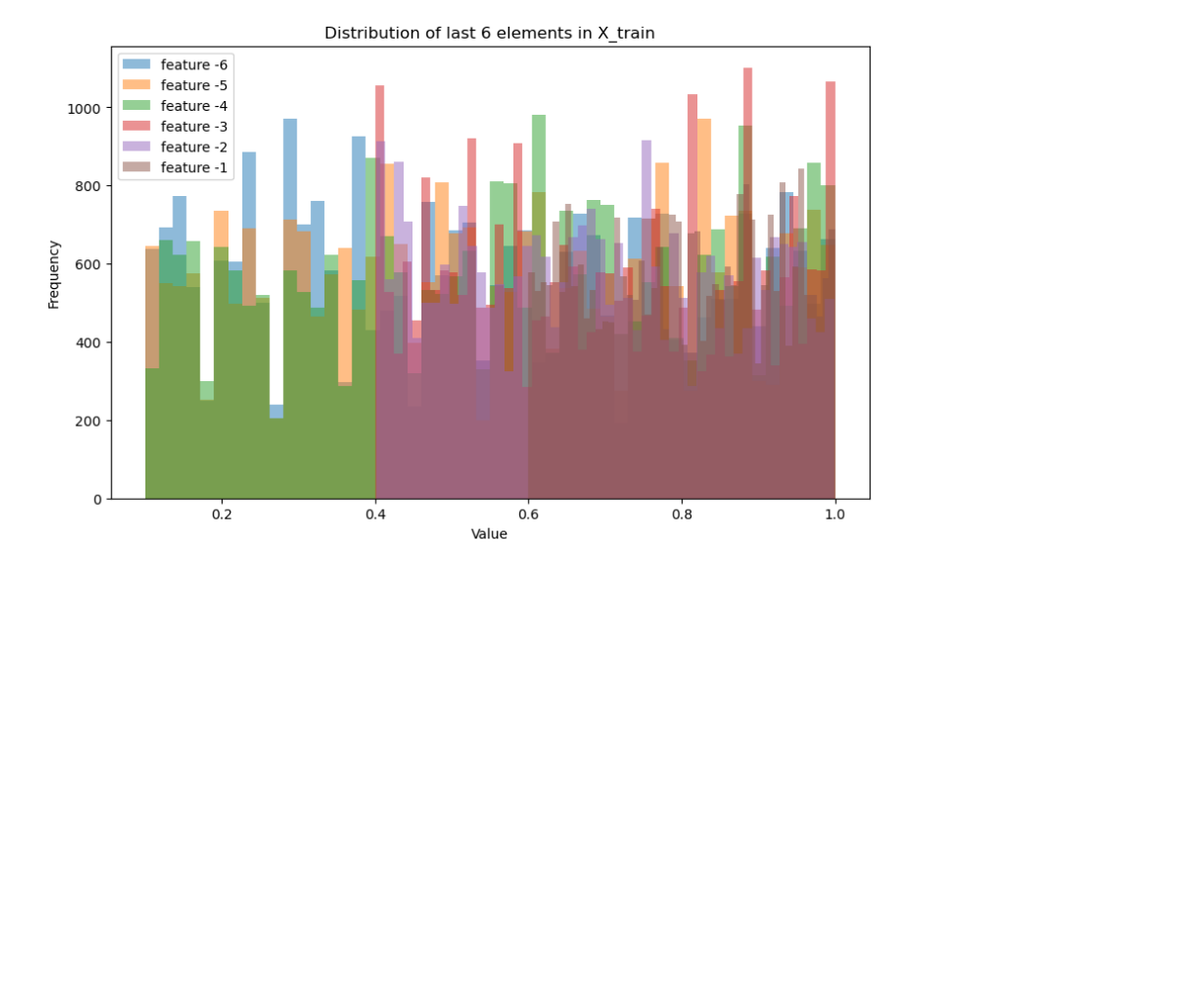
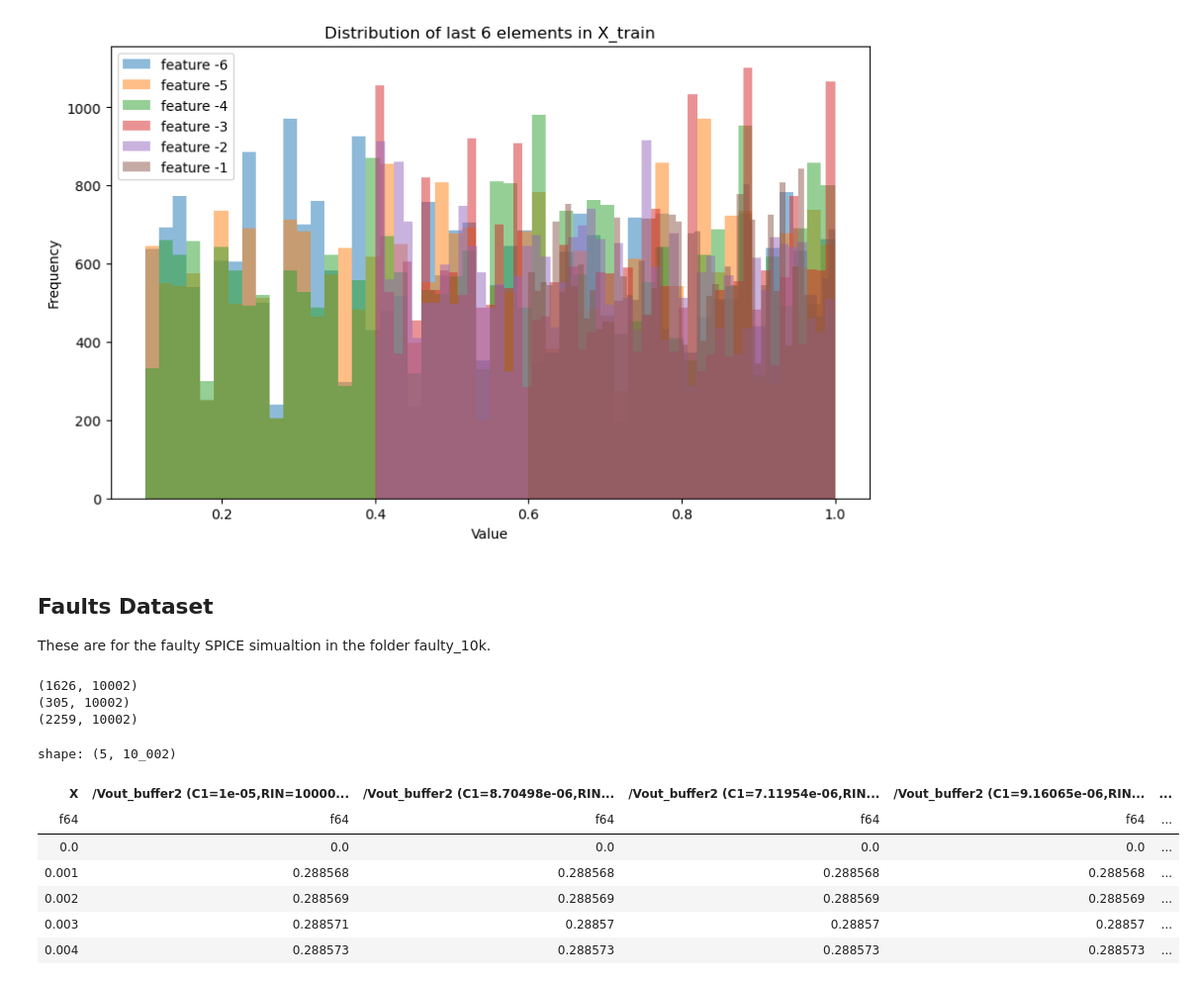
Before and after one commit to LuposX/FlexSpike, a Jupyter notebook: surrogate/1_create_surrogate_dataset.ipynb, the cells around one changed output. Shown at 99% size. Drawn from its saved outputs; the diff is of its cells as text; code cells hidden in the pictures; blank space fills up the shorter version.

```diff
--- a/surrogate/1_create_surrogate_dataset.ipynb
+++ b/surrogate/1_create_surrogate_dataset.ipynb
@@ -1563,3 +1421,7 @@ Feature -4: min = 0.00120266, max = 1
 Feature -3: min = 0.100027, max = 1
 Feature -2: min = 0.15004, max = 1
 Feature -1: min = 0.500017, max = 1
+# %% [markdown]
+## Faults Dataset
+
+These are for the faulty SPICE simualtion in the folder faulty_10k.
@@ -1565,0 +1436,25 @@ Feature -1: min = 0.500017, max = 1
+# %%
+DATA_LOCATION = "data/faults_10k_raw/"
+# %%
+C1_data = pl.read_csv(str(DATA_LOCATION + "C1_short_filtered.csv"))
+M1_data = pl.read_csv(str(DATA_LOCATION + "M1_G-S_short_filtered.csv"))
+M2_data = pl.read_csv(str(DATA_LOCATION + "M2_G-S_short_filtered.csv"))
+# %%
+print(C1_data.shape)
+print(M1_data.shape)
+print(M2_data.shape)
+# %% [output]
+(1626, 10002)
+(305, 10002)
+(2259, 10002)
+# %%
+C1_data.head()
+# %% [output]
+shape: (5, 10_002)
+| X | /Vout_buffer2 (C1=1e-05,RIN=10000... | /Vout_buffer2 (C1=8.70498e-06,RIN... | /Vout_buffer2 (C1=7.11954e-06,RIN... | /Vout_buffer2 (C1=9.16065e-06,RIN... | ... |
+| f64 | f64 | f64 | f64 | f64 | ... |
+| 0.0 | 0.0 | 0.0 | 0.0 | 0.0 | ... |
+| 0.001 | 0.288568 | 0.288568 | 0.288568 | 0.288568 | ... |
+| 0.002 | 0.288569 | 0.288569 | 0.288569 | 0.288569 | ... |
+| 0.003 | 0.288571 | 0.28857 | 0.28857 | 0.28857 | ... |
+| 0.004 | 0.288573 | 0.288573 | 0.288573 | 0.288573 | ... |
```
Also changed, not shown: parts of 9 cells of this notebook, 2 other files.
